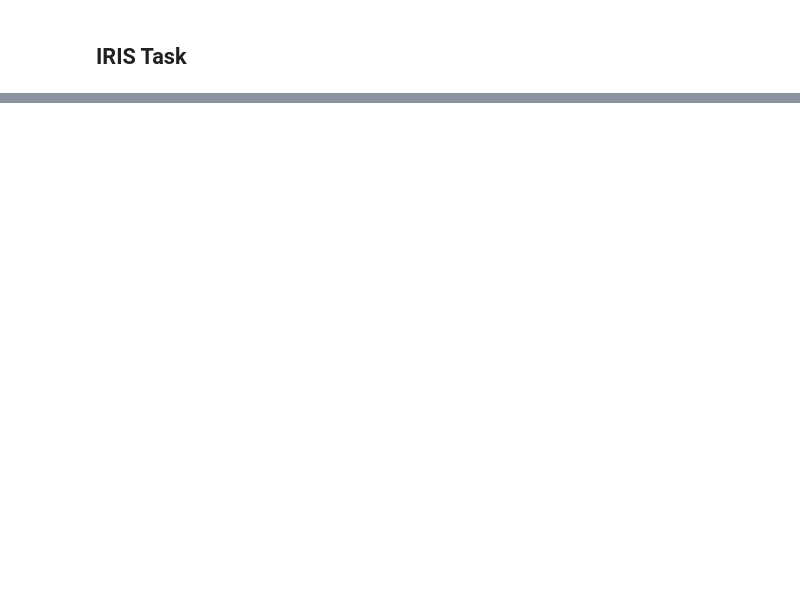
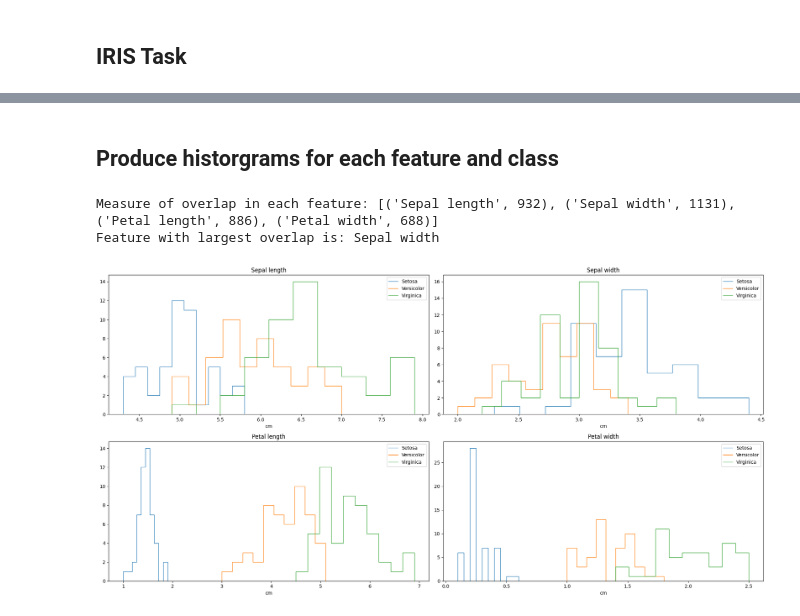
Before and after one commit to Martin-Ansteensen/TTT4275-Classification-project, a Jupyter notebook: Iris_task1.ipynb, the cells around one changed output, grey strips where cells are left out. Drawn from its saved outputs; the diff is of its cells as text; code cells hidden in the pictures; blank space fills up the shorter version.

Commit message:
Solved all tasks

```diff
--- a/Iris_task1.ipynb
+++ b/Iris_task1.ipynb
@@ -222,0 +266,40 @@ Text(0.5, 1.0, '30 first training / 20 last test')
+# %% [markdown]
+## Produce historgrams for each feature and class
+# %%
+# Task 1.2a, data visualization
+data = load_data()
+
+hists = [[], [], []]
+
+fig, axs = plt.subplots(2, 2, figsize=(20, 10))
+axs = axs.flatten()
+
+for feat in range(4):
+    for cls in range(3):
+
+        feature = data[cls][:, feat]
+        counts, bins = np.histogram(feature, bins=10)
+        hists[cls].append({"counts": counts, "bins": bins})
+
+        axs[feat].stairs(counts, bins, label=name_classes[cls], )
+
+    axs[feat].legend()
+    axs[feat].set_title(name_features[feat])
+    axs[feat].set_xlabel("cm")
+
+fig.tight_layout()
+
+# Calculate correlation between the signals at lag 0 to identify largest overlap
+corr_feat = []
+for feat in range(4):
+    corr_0_1 = np.sum(hists[0][feat]["counts"] * hists[1][feat]["counts"])
+    corr_0_2 = np.sum(hists[0][feat]["counts"] * hists[2][feat]["counts"])
+    corr_1_2 = np.sum(hists[1][feat]["counts"] * hists[2][feat]["counts"])
+    corr_feat.append(corr_0_1 + corr_0_2 + corr_1_2)
+
+print(f"Measure of overlap in each feature: {list(zip(name_features, corr_feat))}")
+print(f"Feature with largest overlap is: {name_features[np.argmax(corr_feat)]}")
+# %% [output]
+Measure of overlap in each feature: [('Sepal length', 932), ('Sepal width', 1131), ('Petal length', 886), ('Petal width', 688)]
+Feature with largest overlap is: Sepal width
+[figure, added]
```
Also changed, not shown: parts of 25 cells of this notebook.
